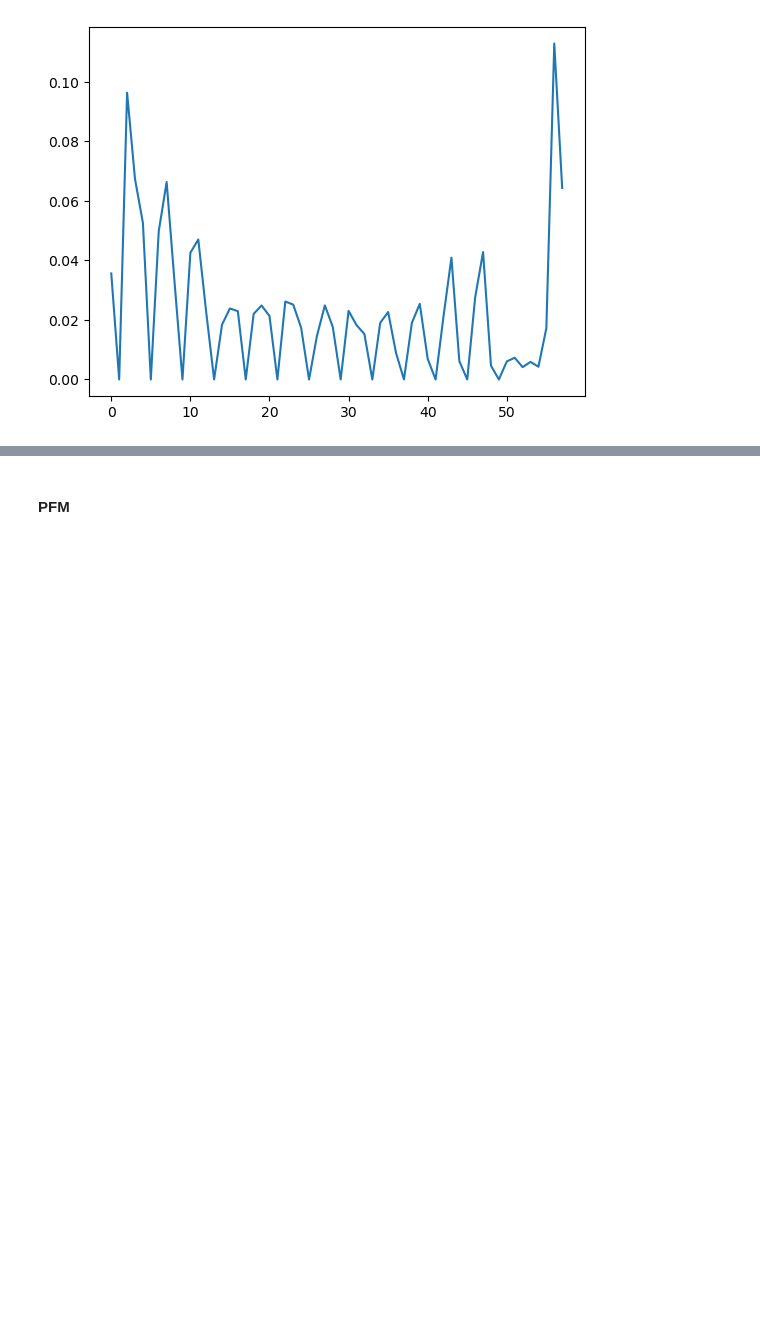
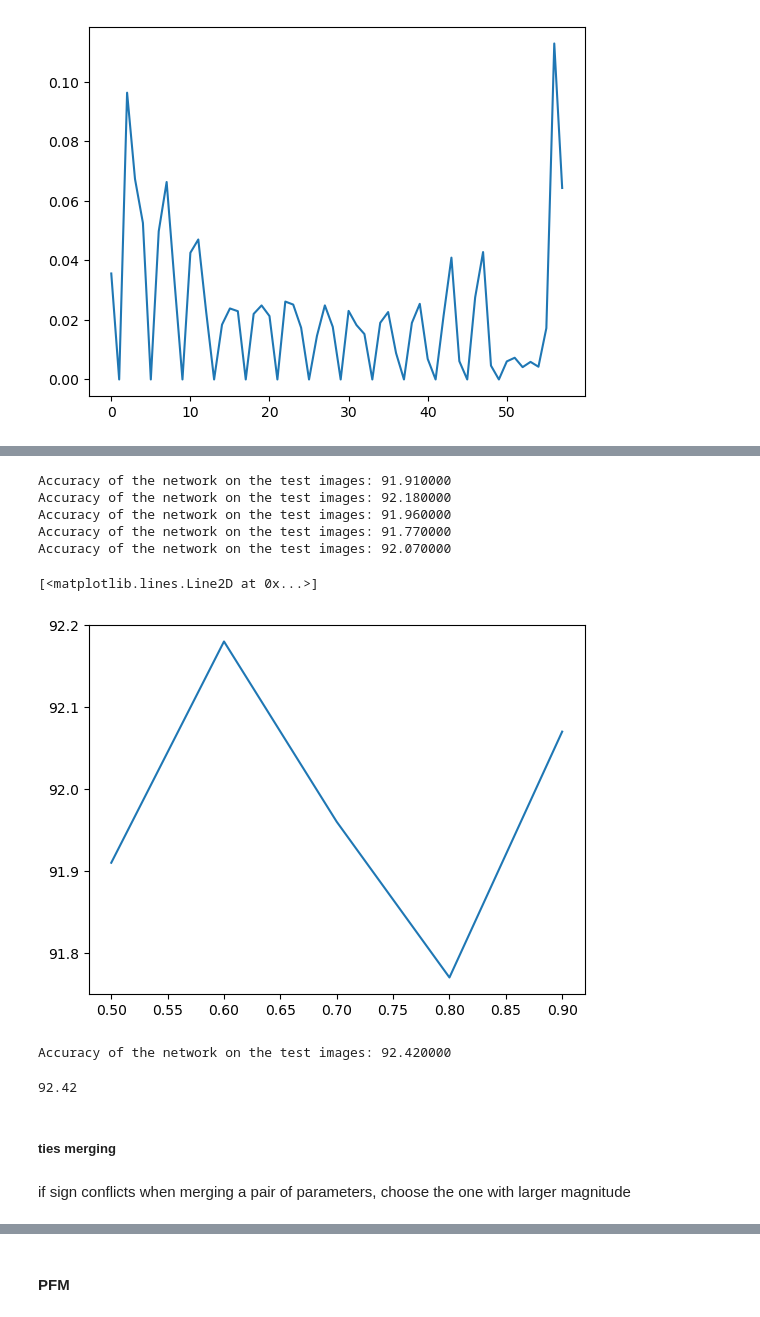
Before and after one commit to XingyuQu/data_driven_init, a Jupyter notebook: play.ipynb, the cells around one changed output, grey strips where cells are left out. Saved outputs shown, nothing was run; the diff lists cells and outputs as text; code cells hidden in the pictures; blank space fills up the shorter version.

Commit message:
trying methods to improve merging; fix resnet bug

```diff
--- a/play.ipynb
+++ b/play.ipynb
@@ -1453,0 +1581,63 @@ plt.plot(param_max_diff_s)
+# %%
+import torch
+import torch.nn.utils.prune as prune
+import torch.nn as nn
+
+def keep_top_k_pruning(model, k):
+    parameters_to_prune = []
+    for name, module in model.named_modules():
+        if isinstance(module, (nn.Conv2d, nn.Linear)):
+            parameters_to_prune.append((module, 'weight'))
+
+    prune.global_unstructured(
+        parameters_to_prune,
+        pruning_method=prune.L1Unstructured,
+        amount=1 - k,
+    )
+
+    # layerwise pruning
+    # for module, _ in parameters_to_prune:
+    #     prune.l1_unstructured(module, name='weight', amount=1-k)
+
+    for module, _ in parameters_to_prune:
+        prune.remove(module, 'weight')
+    return model
+
+
+snn_init.to('cpu')
+model_merge = deepcopy(model_s[3])
+model_merge.to('cpu')
+sd_init = snn_init.state_dict()
+sd_1 = model_merge.state_dict()
+sd_task_vector = {k: sd_1[k] - sd_init[k] for k in sd_1.keys()}
+
+pruned_test_acc_s = []
+sparsity_s = np.arange(0.5, 1.0, 0.1)
+for k in sparsity_s:
+    model_pruned = deepcopy(model_s[3])
+    model_pruned.load_state_dict(sd_task_vector)
+    model_pruned = keep_top_k_pruning(model_pruned, k)
+    sd_pruned_task_vector = model_pruned.state_dict()
+    sd_pruned = {k: sd_init[k] + sd_pruned_task_vector[k] for k in sd_init.keys()}
+    model_pruned.load_state_dict(sd_pruned)
+
+    pruned_acc = validate_snn(model_pruned, test_loader, n_steps, device)
+    pruned_test_acc_s.append(pruned_acc)
+plt.plot(sparsity_s, pruned_test_acc_s)
+# %% [output]
+Accuracy of the network on the test images: 91.910000
+Accuracy of the network on the test images: 92.180000
+Accuracy of the network on the test images: 91.960000
+Accuracy of the network on the test images: 91.770000
+Accuracy of the network on the test images: 92.070000
+[<matplotlib.lines.Line2D at 0x...>]
+[figure, added]
+# %%
+validate_snn(model_s[1], test_loader, n_steps, device)
+# %% [output]
+Accuracy of the network on the test images: 92.420000
+92.42
+# %% [markdown]
+##### ties merging
+# %% [markdown]
+if sign conflicts when merging a pair of parameters, choose the one with larger magnitude
```
Also changed, not shown: parts of 26 cells of this notebook, 7 other files.
